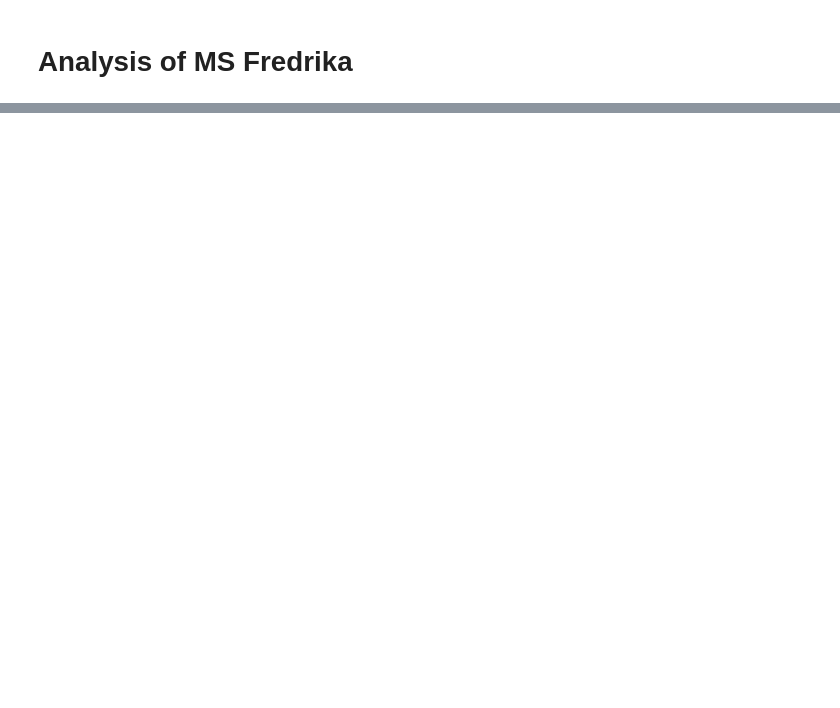
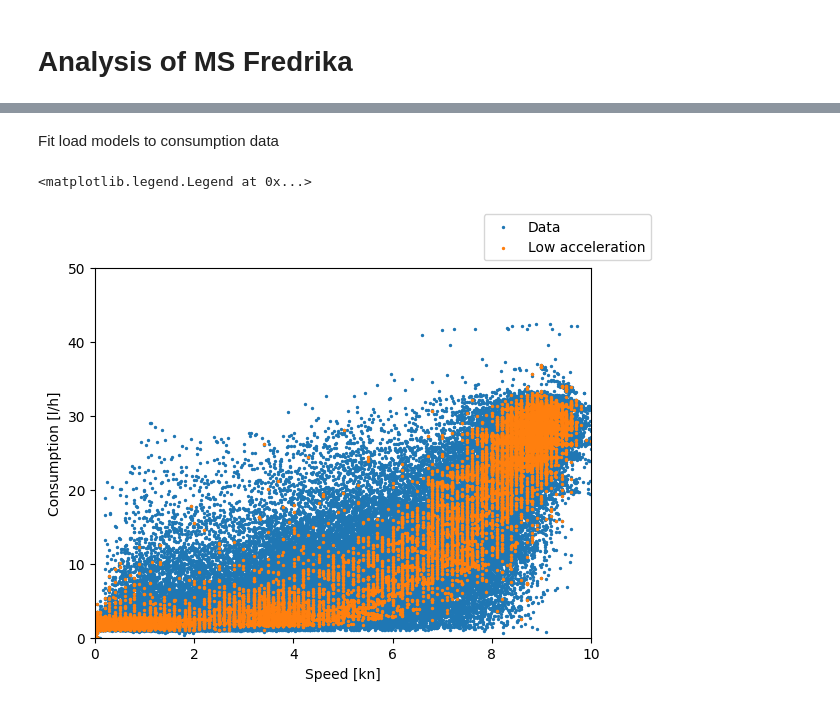
Before and after one commit to arvidsorfeldt/py-fish, a Jupyter notebook: fredrika.ipynb, the cells around one changed output, grey strips where cells are left out. Drawn from its saved outputs; the diff is of its cells as text; code cells hidden in the pictures; blank space fills up the shorter version.

```diff
--- a/fredrika.ipynb
+++ b/fredrika.ipynb
@@ -8,0 +20,14 @@ plot_speed_profile(speed_profile_from_data("2023-10-23"))
+# %% [markdown]
+Fit load models to consumption data
+# %%
+fig, ax = plt.subplots()
+df = load_all_days()
+
+speed_and_consumption = df.select(["speed", "consumption"]).to_numpy()
+plot_consumption_data(speed_and_consumption, ax, label="Data")
+low_acceleration_speed_and_consumption = extract_low_acceleration(speed_and_consumption)
+plot_consumption_data(low_acceleration_speed_and_consumption, ax, label="Low acceleration")
+fig.legend()
+# %% [output]
+<matplotlib.legend.Legend at 0x...>
+[figure, added]
```
Also changed, not shown: parts of 6 cells of this notebook, 3 other files.
